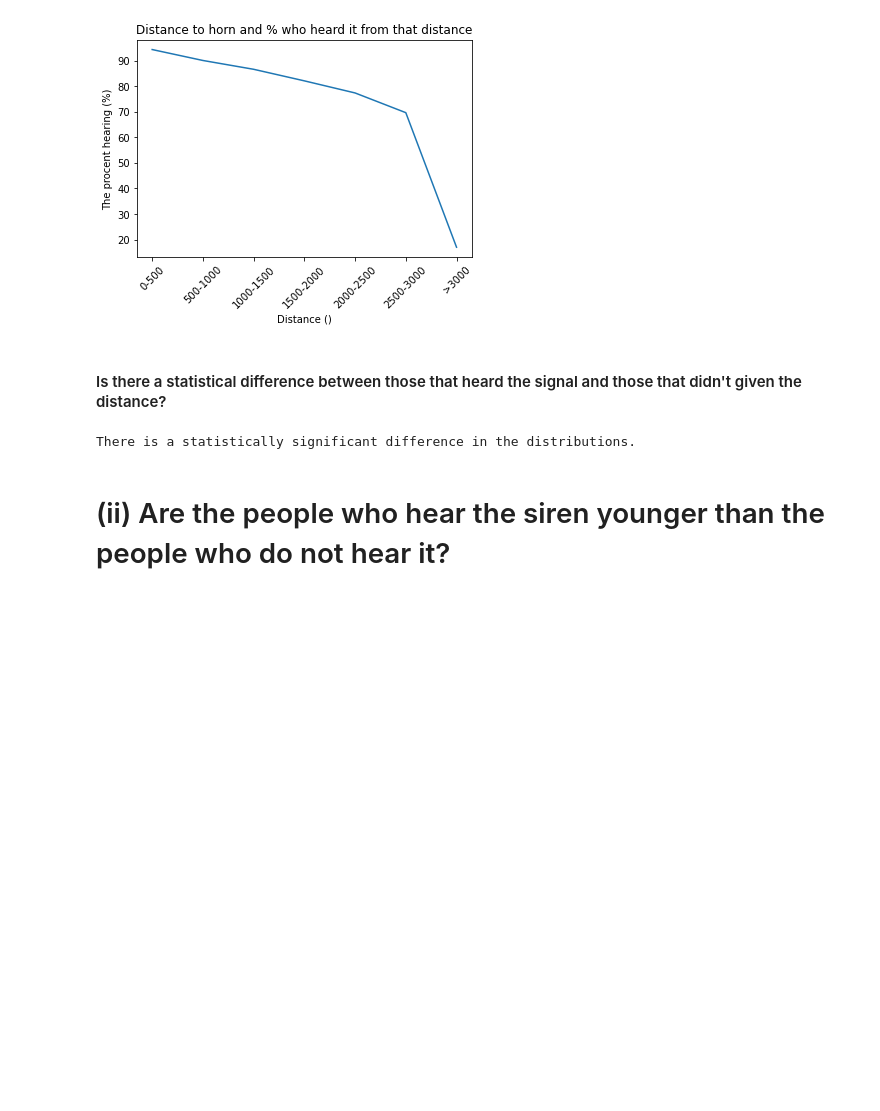
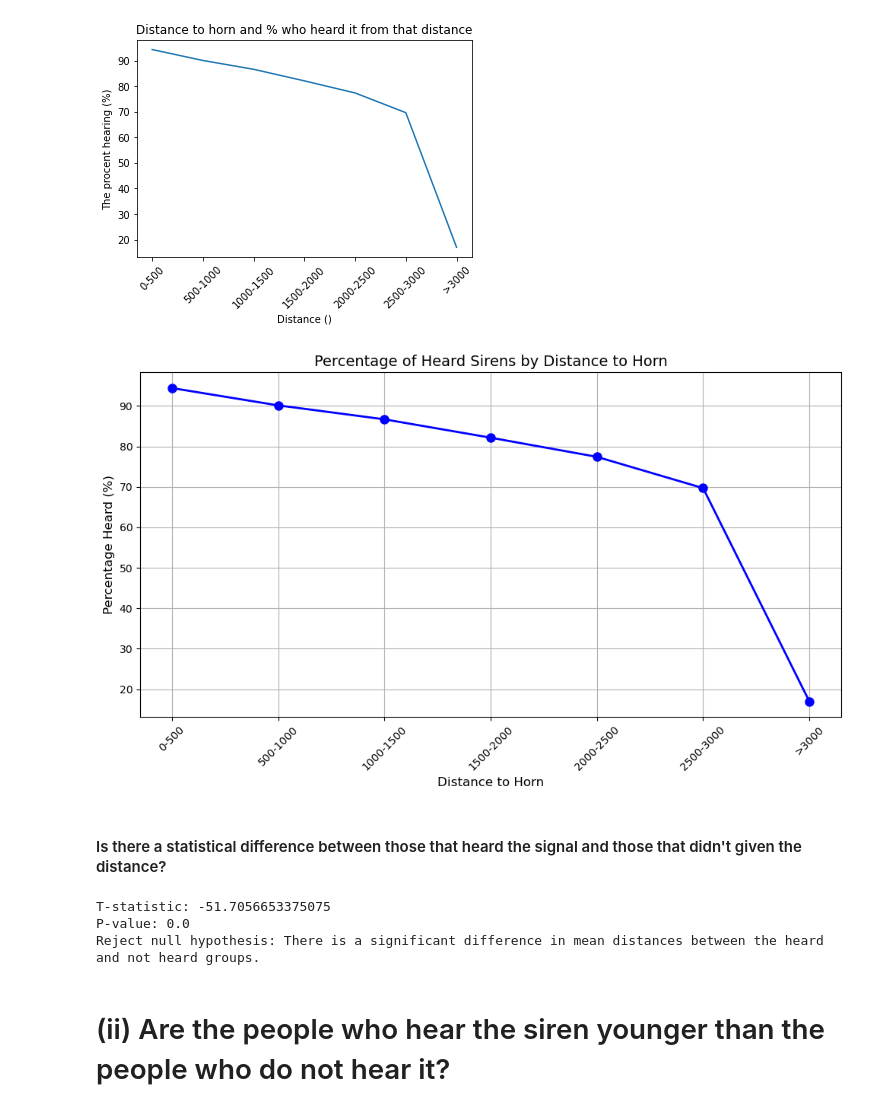
Before and after one commit to elisehammarstrom/statistical_machine_learning, a Jupyter notebook: sml_exploration.ipynb, the cells around one changed output. Cells and saved outputs as stored; diff of their text form; code cells hidden in the pictures; blank space fills up the shorter version.

Commit message:
added nice plots and T-tests

```diff
--- a/sml_exploration.ipynb
+++ b/sml_exploration.ipynb
@@ -254,32 +240,65 @@ plt.ylabel('The procent hearing (%)')
 # %% [output]
 Text(0, 0.5, 'The procent hearing (%)')
 [figure]
+# %%
+# Calculate the number of instances for each distance group and hearing status
+dist_num = data.pivot_table(index='distance_groups', columns='heard', aggfunc='size')
+
+# Fill missing values with 0
+dist_num[1] = dist_num[1].fillna(0)
+dist_num[0] = dist_num[0].fillna(0)
+
+# Convert the counts to numpy arrays
+dist_num_1 = np.array(dist_num[1])
+dist_num_0 = np.array(dist_num[0])
+
+# Calculate the percentage of instances where the siren was heard for each distance group
+dist_procent = (dist_num_1) / (dist_num_1 + dist_num_0) * 100
+
+# Plotting
+index_dist = np.array(dist_num.index)
+plt.figure(figsize=(10, 6))
+plt.plot(index_dist, dist_procent, color='blue', linestyle='-', marker='o', markersize=8, linewidth=2)
+
+# Adding labels and formatting
+plt.xlabel('Distance to Horn', fontsize=12)
+plt.ylabel('Percentage Heard (%)', fontsize=12)
+plt.title('Percentage of Heard Sirens by Distance to Horn', fontsize=14)
+plt.xticks(rotation=45, fontsize=10)
+plt.yticks(fontsize=10)
+plt.grid(True)
+plt.tight_layout()
+plt.show()
+# %% [output]
+[figure, added]
 # %% [markdown]
 #### Is there a statistical difference between those that heard the signal and those that didn't given the distance?
 # %%
-from scipy import stats
+import numpy as np
+from scipy.stats import ttest_ind
 
-# Split data into two groups based on 'heard' column
-heard_group = data[data['heard'] == 1]['dist']
-not_heard_group = data[data['heard'] == 0]['dist']
+# Generate sample data
+np.random.seed(0)
+heard_distances = data[data['heard'] == 1]['dist']
+not_heard_distances = data[data['heard'] == 0]['dist']
 
+# Perform independent two-sample t-test
+t_statistic, p_value = ttest_ind(heard_distances, not_heard_distances)
 
-# Visualize distributions (optional)
-# Example: sns.histplot(heard_group, label='Heard')
-# Example: sns.histplot(not_heard_group, label='Not Heard')
-# Add legend, labels, and titles as necessary
-
-# Perform t-test
-t_statistic, p_value = stats.ttest_ind(heard_group, not_heard_group)
+# Print results
+print("T-statistic:", t_statistic)
+print("P-value:", p_value)
 
 # Interpret results
 alpha = 0.05
 if p_value < alpha:
-    print("There is a statistically significant difference in the distributions.")
+    print("Reject null hypothesis: There is a significant difference in mean distances between the heard and not heard groups.")
 else:
-    print("There is no statistically significant difference in the distributions.")
+    print("Fail to reject null hypothesis: There is no significant difference in mean distances between the heard and not heard groups.")
 # %% [output]
-There is a statistically significant difference in the distributions.
+T-statistic: -51.7056653375075
+P-value: 0.0
+Reject null hypothesis: There is a significant difference in mean distances between the heard and not heard groups.
 # %% [markdown]
 # (ii) Are the people who hear the siren younger than the people who do not hear it?
 # %%
```
Also changed, not shown: parts of 1 cell of this notebook.
